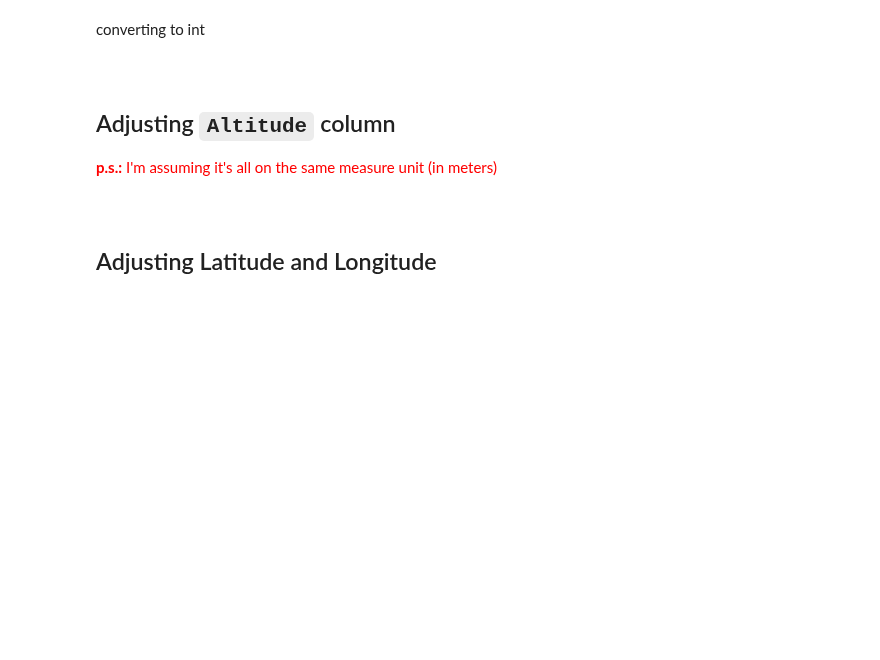
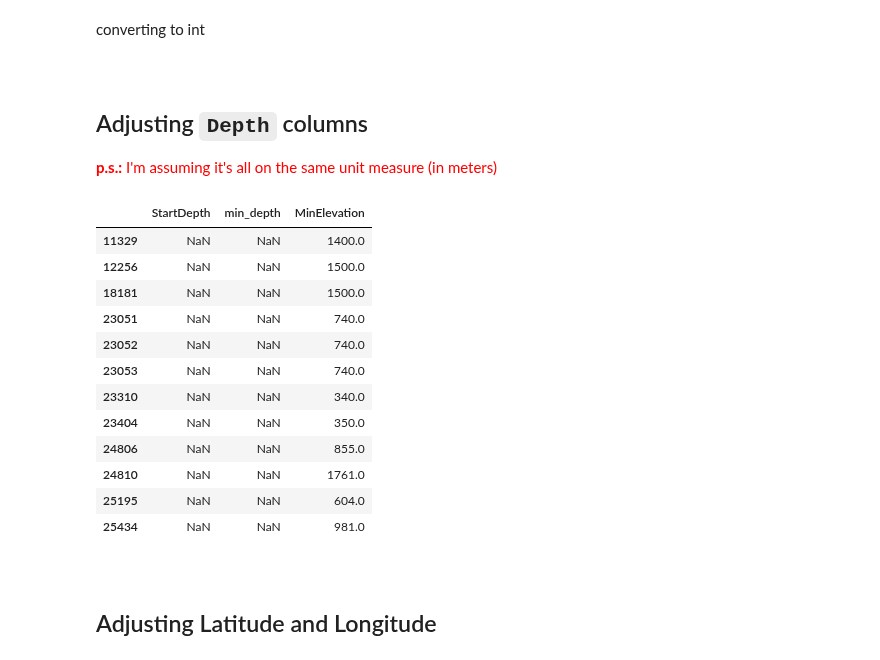
Before and after one commit to aslamedeiros/Vis_Zoo---Fase-1, a Jupyter notebook: carcinos/1-data_treatment.ipynb, the cells around one changed output. Cells and saved outputs as stored; diff of their text form; code cells hidden in the pictures; blank space fills up the shorter version.

Commit message:
Pré-tratamento de dados completo - CARCINOS

```diff
--- a/carcinos/1-data_treatment.ipynb
+++ b/carcinos/1-data_treatment.ipynb
@@ -292,15 +294,15 @@ def get_month(date):
 # %%
 # carcinos['Determined Date1'].apply(get_month).value_counts(dropna=False)
 # %%
-carcinos['ano_determinacao'] = carcinos['Determined Date1'].apply(get_year)
-carcinos['ano_determinacao2'] = carcinos['Determined Date2'].apply(get_year)
-carcinos['ano_coleta'] = carcinos['Start Date'].apply(get_year)
-carcinos['ano_catalog'] = carcinos['Cataloged Date'].apply(get_year)
+carcinos['det_year'] = carcinos['Determined Date1'].apply(get_year)
+carcinos['det_year2'] = carcinos['Determined Date2'].apply(get_year)
+carcinos['start_year'] = carcinos['Start Date'].apply(get_year)
+carcinos['catalog_year'] = carcinos['Cataloged Date'].apply(get_year)
 
-carcinos['mes_determinacao'] = carcinos['Determined Date1'].apply(get_month)
-carcinos['mes_determinacao2'] = carcinos['Determined Date2'].apply(get_month)
-carcinos['mes_coleta'] = carcinos['Start Date'].apply(get_month)
-carcinos['mes_catalog'] = carcinos['Cataloged Date'].apply(get_month)
+carcinos['det_month'] = carcinos['Determined Date1'].apply(get_month)
+carcinos['det_month2'] = carcinos['Determined Date2'].apply(get_month)
+carcinos['start_month'] = carcinos['Start Date'].apply(get_month)
+carcinos['catalog_month'] = carcinos['Cataloged Date'].apply(get_month)
 # %% [markdown]
 converting to int
 # %%
@@ -316,9 +318,9 @@ converting to int
 # %% [markdown]
 <br>
 
-## Adjusting `Altitude` column
+## Adjusting `Depth` columns
 
-<font color='red'>**p.s.:** I'm assuming it's all on the same measure unit (in meters) </font>
+<font color='red'>**p.s.:** I'm assuming it's all on the same unit measure (in meters) </font>
 # %%
 def get_depth(d):
     '''
@@ -332,8 +334,8 @@ def get_depth(d):
     else:
         return d.replace(',','.').replace('m','').strip()
 # %%
-carcinos['min_depth'] = carcinos['StartDepth'].str.replace(',','.').apply(get_depth)
-carcinos['max_depth'] = carcinos['EndDepth'].str.replace(',','.').apply(get_depth)
+carcinos['min_depth'] = carcinos['StartDepth'].apply(get_depth)
+carcinos['max_depth'] = carcinos['EndDepth'].apply(get_depth)
 
 # converting to float (keeping NaN)
 carcinos['min_depth'] = carcinos['min_depth'].apply(convert2float)
@@ -340,0 +346,17 @@ carcinos['max_depth'] = carcinos['max_depth'].apply(convert2float)
+# %%
+# p.s.: some specimens were found above sea level!!!
+carcinos[~carcinos['MinElevation'].isna()][['StartDepth', 'min_depth', 'MinElevation']]
+# %% [output]
+|  | StartDepth | min_depth | MinElevation |
+| 11329 | NaN | NaN | 1400.0 |
+| 12256 | NaN | NaN | 1500.0 |
+| 18181 | NaN | NaN | 1500.0 |
+| 23051 | NaN | NaN | 740.0 |
+| 23052 | NaN | NaN | 740.0 |
+| 23053 | NaN | NaN | 740.0 |
+| 23310 | NaN | NaN | 340.0 |
+| 23404 | NaN | NaN | 350.0 |
+| 24806 | NaN | NaN | 855.0 |
+| 24810 | NaN | NaN | 1761.0 |
+| 25195 | NaN | NaN | 604.0 |
+| 25434 | NaN | NaN | 981.0 |
```
Also changed, not shown: parts of 15 cells of this notebook, 1 other file.
